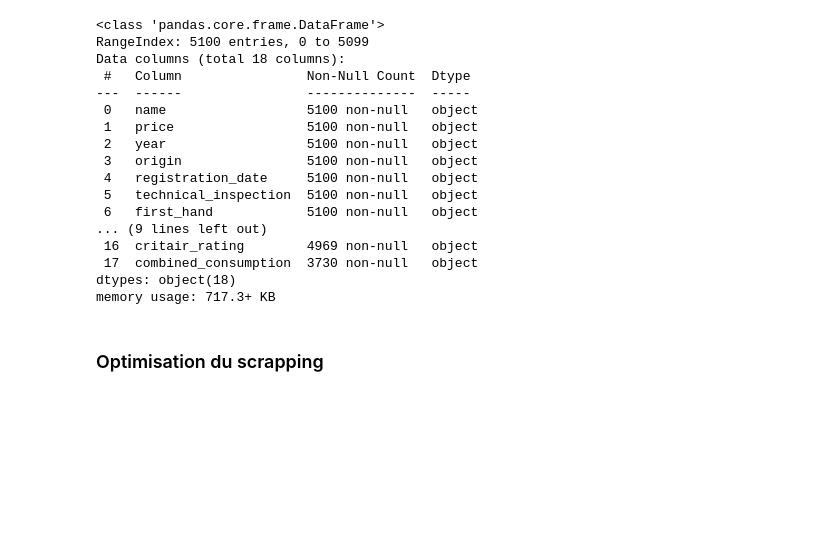
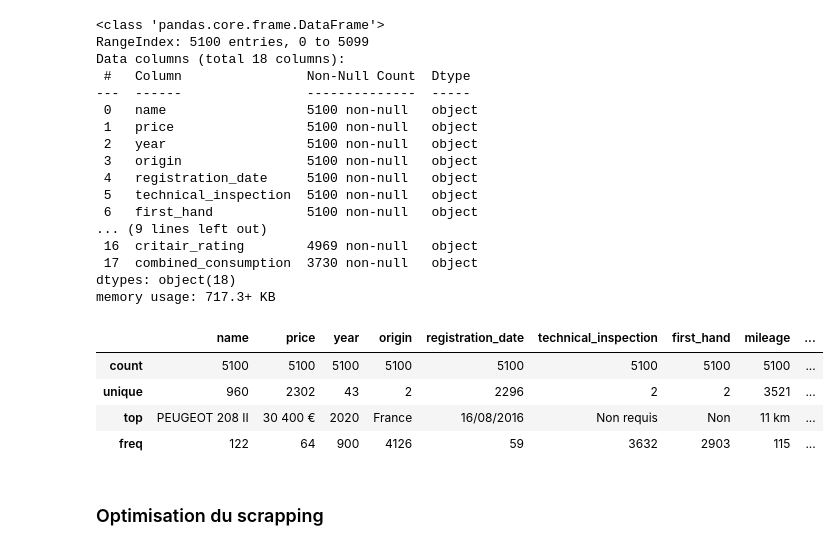
Before and after one commit to asndiallo/PricePilot, a Jupyter notebook: scrapping.ipynb, the cells around one changed output. Cells and saved outputs as stored; diff of their text form; code cells hidden in the pictures; blank space fills up the shorter version.

```diff
--- a/scrapping.ipynb
+++ b/scrapping.ipynb
@@ -236,6 +236,14 @@ Data columns (total 18 columns):
  17  combined_consumption  3730 non-null   object
 dtypes: object(18)
 memory usage: 717.3+ KB
+# %%
+df.describe()
+# %% [output]
+|  | name | price | year | origin | registration_date | technical_inspection | first_hand | mileage | ... |
+| count | 5100 | 5100 | 5100 | 5100 | 5100 | 5100 | 5100 | 5100 | ... |
+| unique | 960 | 2302 | 43 | 2 | 2296 | 2 | 2 | 3521 | ... |
+| top | PEUGEOT 208 II | 30 400 € | 2020 | France | 16/08/2016 | Non requis | Non | 11 km | ... |
+| freq | 122 | 64 | 900 | 4126 | 59 | 3632 | 2903 | 115 | ... |
 # %% [markdown]
 ### Optimisation du scrapping
 # %%
```
